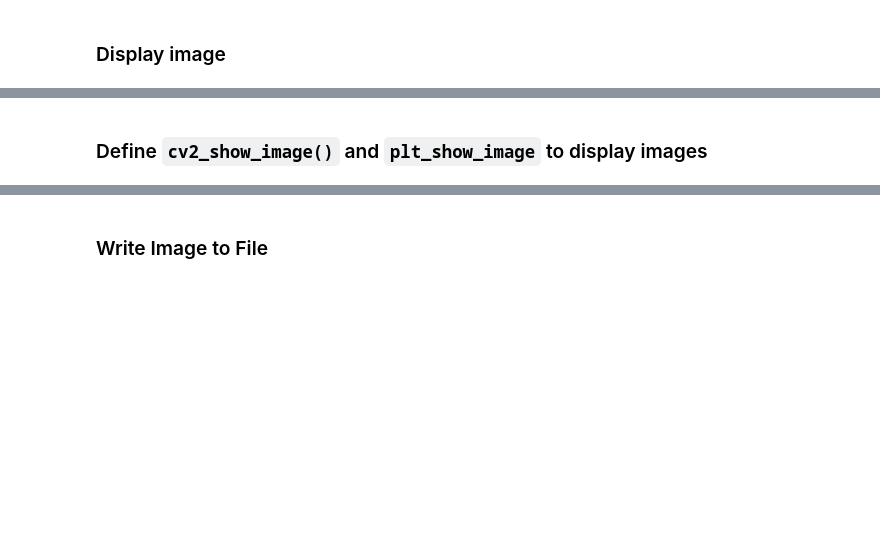
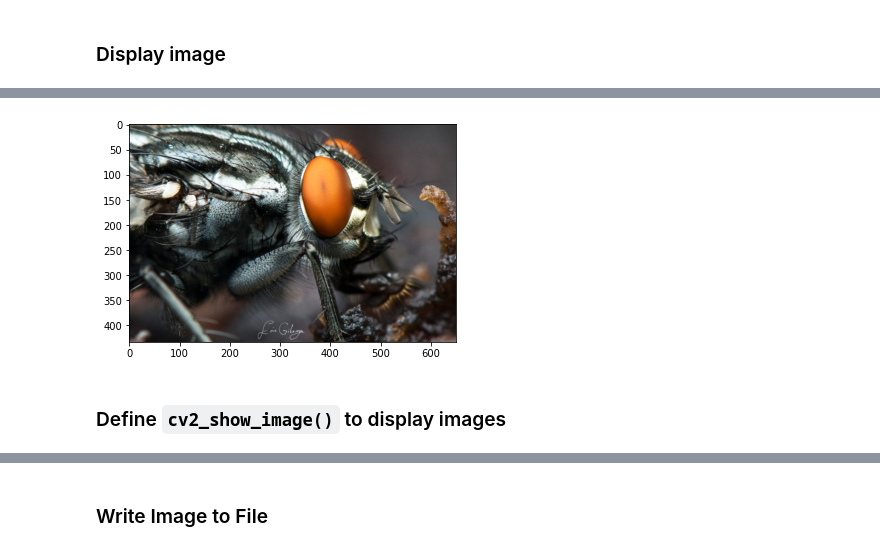
Before and after one commit to Roche619/ons, a Jupyter notebook: splat.ipynb, the cells around one changed output, grey strips where cells are left out. Drawn from its saved outputs; the diff is of its cells as text; code cells hidden in the pictures; blank space fills up the shorter version.

Commit message:
replace custom image show function with %matplotlib inline

```diff
--- a/splat.ipynb
+++ b/splat.ipynb
@@ -35,8 +36,8 @@ def is_outside(r, c, shape):
 path = "../../media/images/"
 file_name = input("Enter file name to use:")
 image_file = cv2.imread(path+file_name)
-image_rgb = cv2.cvtColor(image_file,cv2.COLOR_BGR2RGB)
 
 input_image = image_resize(image_file)
+image_rgb = cv2.cvtColor(input_image,cv2.COLOR_BGR2RGB)
 # %% [output]
 Enter file name to use:fly.jpg
@@ -86,5 +83,9 @@ plt_show_image(image_rgb)
+# %%
+plt.imshow(image_rgb);
+# %% [output]
+[figure, added]
 # %% [markdown]
-### Define `cv2_show_image()` and `plt_show_image` to display images
+### Define `cv2_show_image()` to display images
 # %%
 def cv2_show_image(name,image):
     cv2.imshow(name,image)
```
Also changed, not shown: parts of 16 cells of this notebook.
